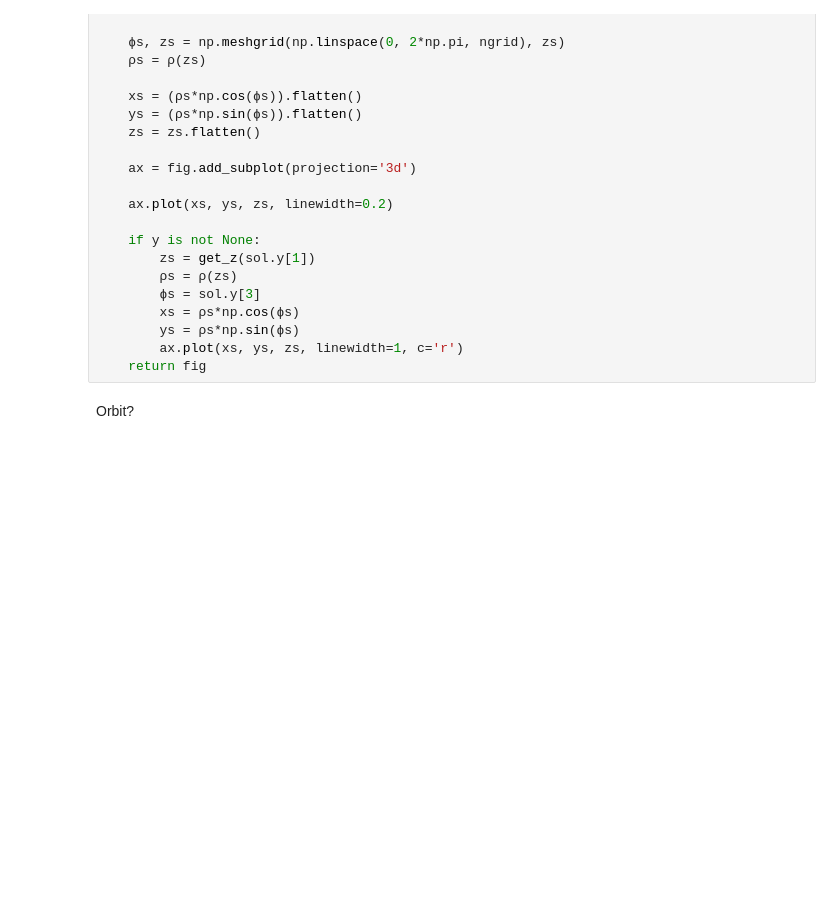
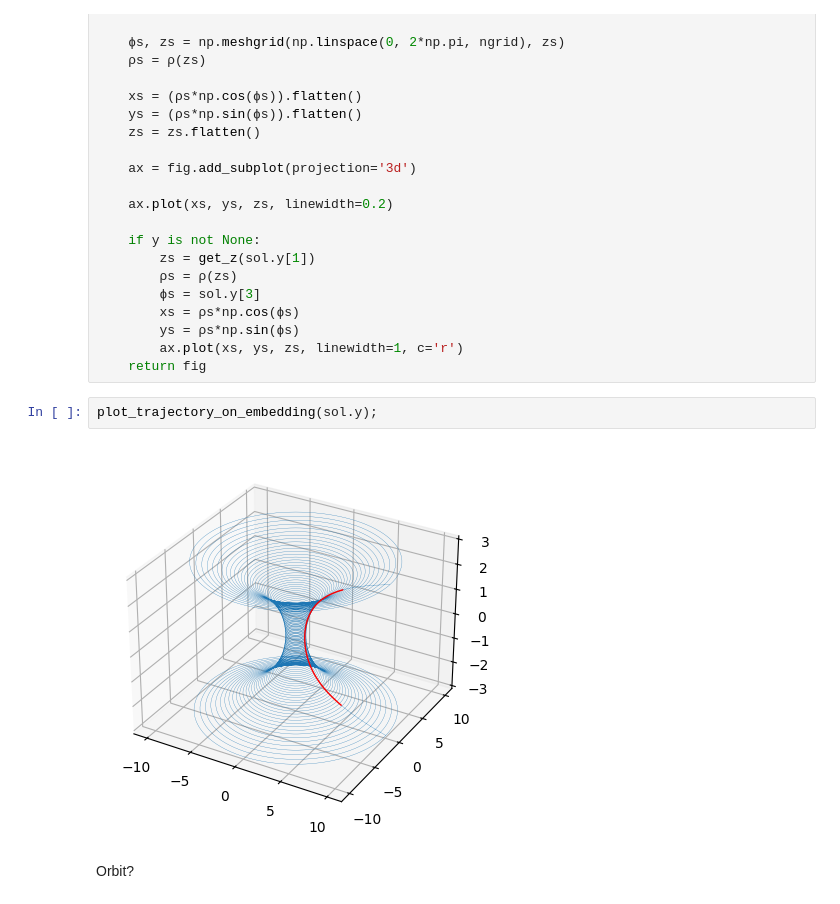
Before and after one commit to uo-phys/gr-winter25, a Jupyter notebook: notebooks/2 - Sympy Differential Geometry and Numerical Integration of Geodesics.ipynb, the cells around one changed output. Cells and saved outputs as stored; diff of their text form; blank space fills up the shorter version.

```diff
--- a/notebooks/2 - Sympy Differential Geometry and Numerical Integration of Geodesics.ipynb
+++ b/notebooks/2 - Sympy Differential Geometry and Numerical Integration of Geodesics.ipynb
@@ -202,5 +331,9 @@ def plot_trajectory_on_embedding(y=None, fig=None, ngrid=100, zmax=3):
         ys = ρs*np.sin(ϕs)
         ax.plot(xs, ys, zs, linewidth=1, c='r')
     return fig
+# %%
+plot_trajectory_on_embedding(sol.y);
+# %% [output]
+[figure, added]
 # %% [markdown]
 Orbit?
```
Also changed, not shown: parts of 26 cells of this notebook, 1 other file.
